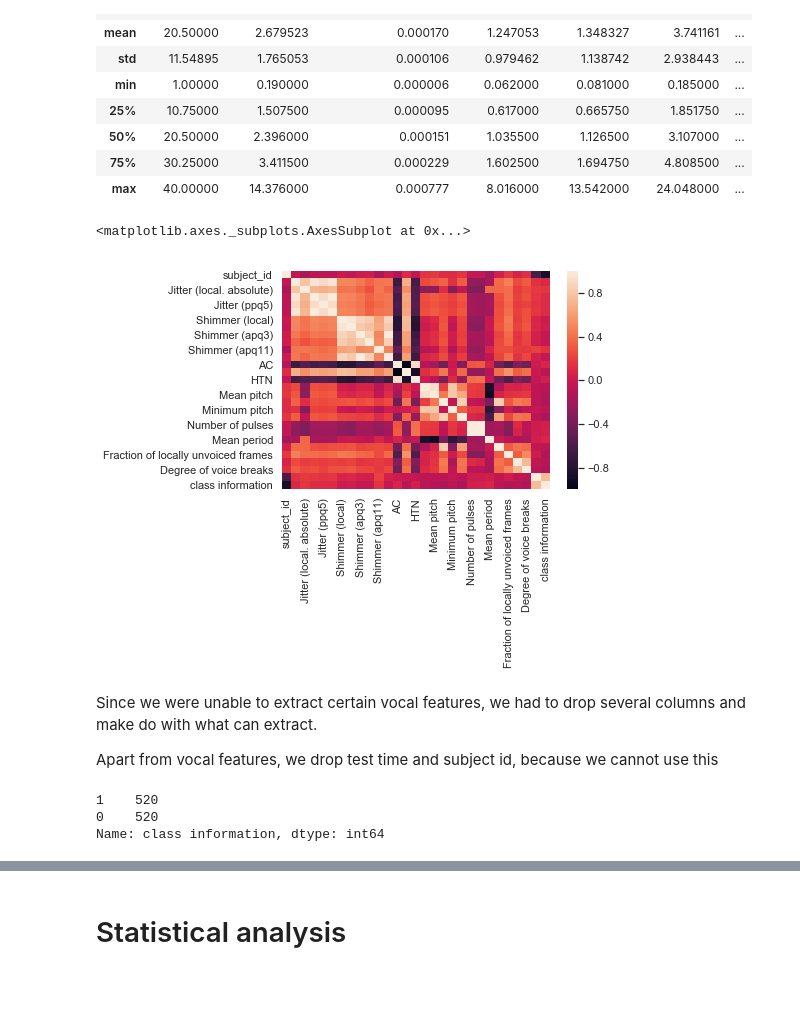
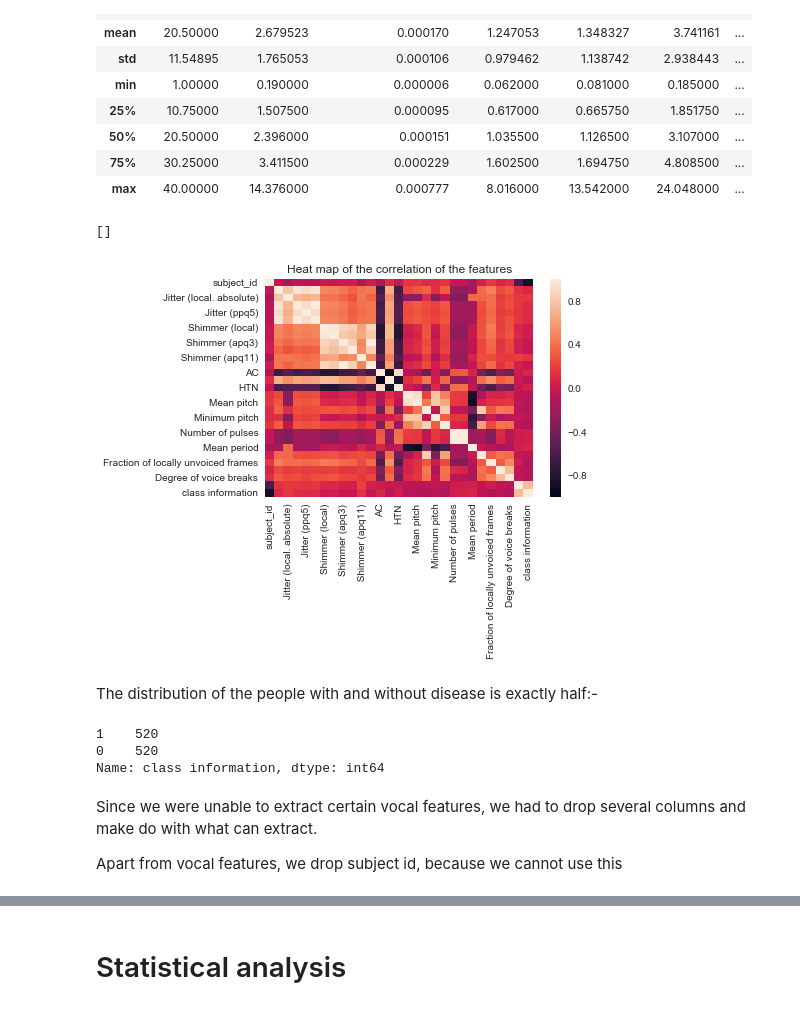
Before and after one commit to Virtusa-vLife/Use-Cases, a Jupyter notebook: Parkinson's Disease/Notebooks/Parkinsons's disease prediction(Classification).ipynb, the cells around one changed output, grey strips where cells are left out. Cells and saved outputs as stored; diff of their text form; code cells hidden in the pictures.

```diff
--- a/Parkinson's Disease/Notebooks/Parkinsons's disease prediction(Classification).ipynb
+++ b/Parkinson's Disease/Notebooks/Parkinsons's disease prediction(Classification).ipynb
@@ -121,19 +121,23 @@ df.describe()
 # %%
 corr = df.corr()
 sns.heatmap(corr)
+plt.title("Heat map of the correlation of the features")
+plt.plot()
 # %% [output]
-<matplotlib.axes._subplots.AxesSubplot at 0x...>
+[]
-[figure, old version]
+[figure, new version]
-# %% [markdown]
-Since we were unable to extract certain vocal features, we had to drop several columns and make do with what can extract.
-
-Apart from vocal features, we drop test time and subject id, because we cannot use this
+# %% [markdown]
+The distribution of the people with and without disease is exactly half:-
 # %%
 df["class information"].value_counts()
 # %% [output]
 1    520
 0    520
 Name: class information, dtype: int64
+# %% [markdown]
+Since we were unable to extract certain vocal features, we had to drop several columns and make do with what can extract.
+
+Apart from vocal features, we drop subject id, because we cannot use this
 # %%
 columns_to_drop = "subject_id,AC,NTH,HTN,Median pitch,Mean pitch,Standard deviation,Minimum pitch,Maximum pitch,Number of pulses,Number of periods,Mean period,Standard deviation of period,Fraction of locally unvoiced frames,Number of voice breaks,Degree of voice breaks".split(',')
 def to_target(val):
```
Also changed, not shown: parts of 39 cells of this notebook.
